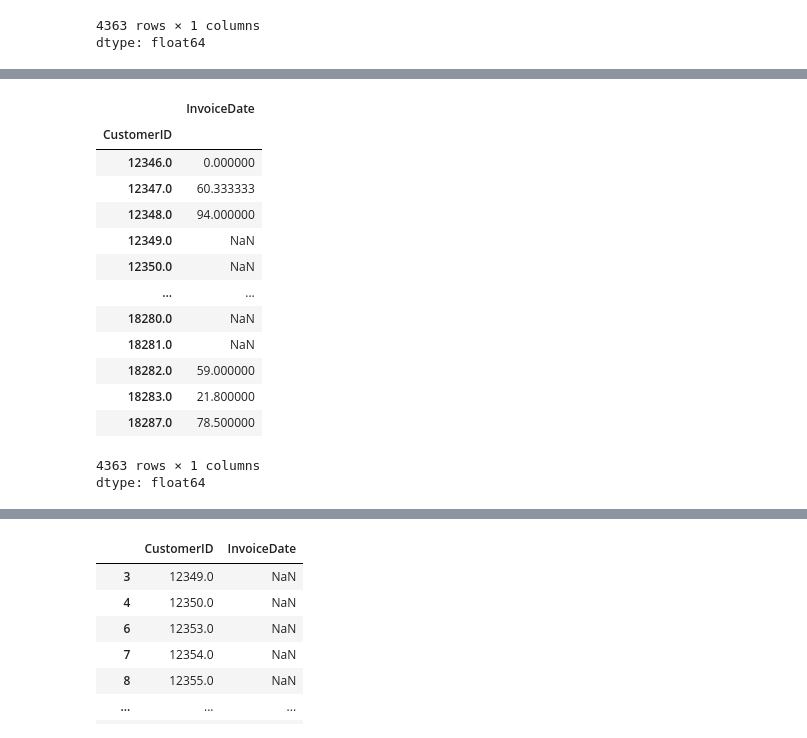
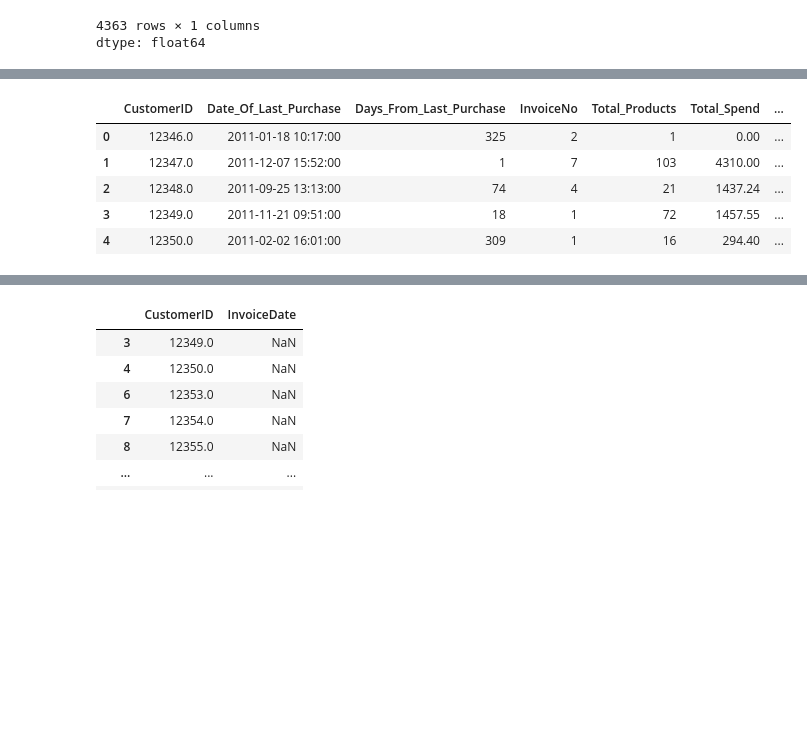
Before and after one commit to iamyunaseo/e-commerce-customer-behavior-analytics, a Jupyter notebook: e-commerce-customer-behavior-analytics.ipynb, the cells around one changed output, grey strips where cells are left out. Drawn from its saved outputs; the diff is of its cells as text; code cells hidden in the pictures; blank space fills up the shorter version.

Commit message:
feature engineering - average days between purchase

```diff
--- a/e-commerce-customer-behavior-analytics.ipynb
+++ b/e-commerce-customer-behavior-analytics.ipynb
@@ -811,20 +793,15 @@ df_single_invodate[df_single_invodate['CustomerID'] == 18282]
 | 12527 | 295686 | C562808 | 23187 | FRENCH STYLE STORAGE JAR BONBONS | -5 | 2011-08-09 15:10:00 | 0.29 | 18282.0 | United Kingdom | ... |
 | 21069 | 519825 | 580173 | 22423 | REGENCY CAKESTAND 3 TIER | 2 | 2011-12-02 11:43:00 | 12.75 | 18282.0 | United Kingdom | ... |
 # %%
-df_single_invodate.groupby('CustomerID')['InvoiceDate'].diff().dt.days.groupby(df_single_invodate['CustomerID']).mean()
+df_purchase_between_days = df_single_invodate.groupby('CustomerID')['InvoiceDate'].diff().dt.days.groupby(df_single_invodate['CustomerID']).mean().reset_index()
+df_purchase_between_days = df_purchase_between_days.rename(columns = {'InvoiceDate': 'Average_Days_Between_Purchase'})
+customer_df = customer_df.merge(df_purchase_between_days, on = 'CustomerID', how='left')
+
+customer_df.head()
 # %% [output]
-|  | InvoiceDate |
-| CustomerID |  |
-| 12346.0 | 0.000000 |
-| 12347.0 | 60.333333 |
-| 12348.0 | 94.000000 |
-| 12349.0 | NaN |
-| 12350.0 | NaN |
-| ... | ... |
-| 18280.0 | NaN |
-| 18281.0 | NaN |
-| 18282.0 | 59.000000 |
-| 18283.0 | 21.800000 |
-| 18287.0 | 78.500000 |
+|  | CustomerID | Date_Of_Last_Purchase | Days_From_Last_Purchase | InvoiceNo | Total_Products | Total_Spend | ... |
+| 0 | 12346.0 | 2011-01-18 10:17:00 | 325 | 2 | 1 | 0.00 | ... |
+| 1 | 12347.0 | 2011-12-07 15:52:00 | 1 | 7 | 103 | 4310.00 | ... |
+| 2 | 12348.0 | 2011-09-25 13:13:00 | 74 | 4 | 21 | 1437.24 | ... |
+| 3 | 12349.0 | 2011-11-21 09:51:00 | 18 | 1 | 72 | 1457.55 | ... |
+| 4 | 12350.0 | 2011-02-02 16:01:00 | 309 | 1 | 16 | 294.40 | ... |
-4363 rows × 1 columns
-dtype: float64
```
Also changed, not shown: parts of 11 cells of this notebook, 1 other file.
